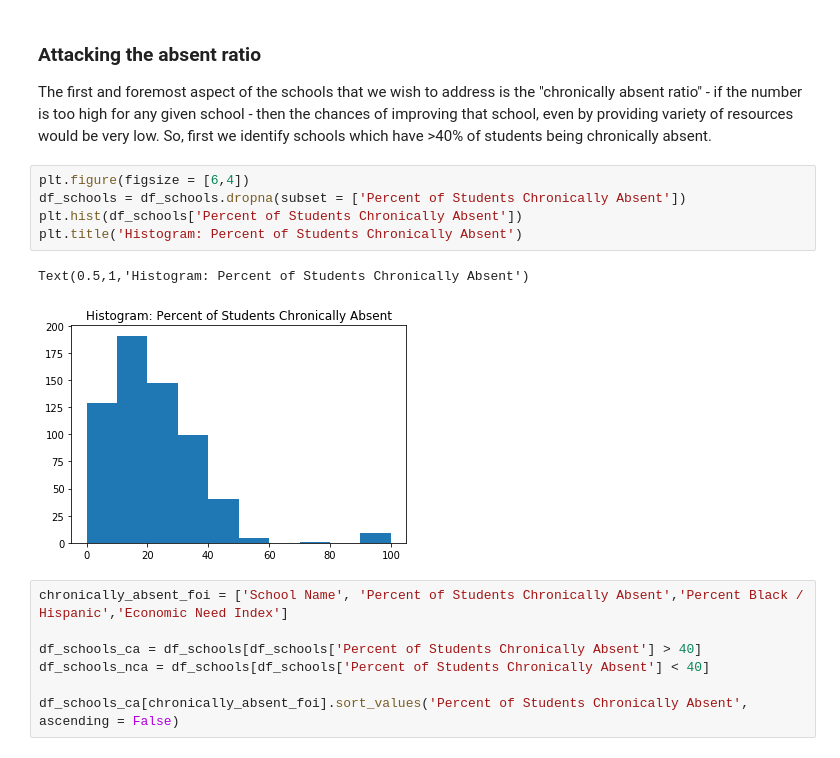
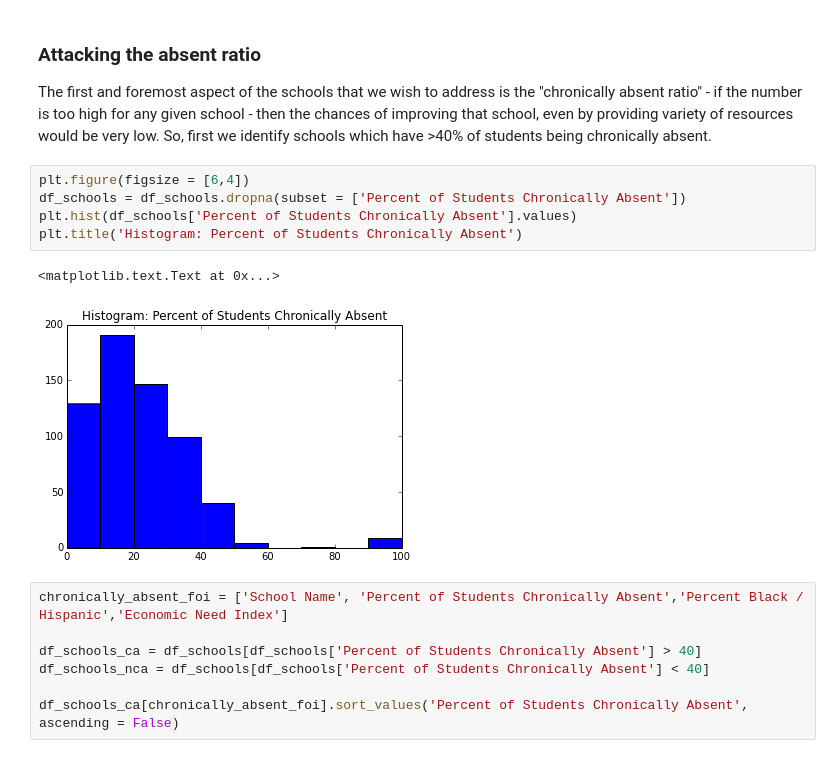
Before and after one commit to infocusp/passnyc_data_science_for_good, a Jupyter notebook: code/sandbox/falak/ds_for_good.ipynb, the cells around one changed output. Cells and saved outputs as stored; diff of their text form.

```diff
--- a/code/sandbox/falak/ds_for_good.ipynb
+++ b/code/sandbox/falak/ds_for_good.ipynb
@@ -72,11 +72,11 @@ The first and foremost aspect of the schools that we wish to address is the "chr
 # %%
 plt.figure(figsize = [6,4])
 df_schools = df_schools.dropna(subset = ['Percent of Students Chronically Absent'])
-plt.hist(df_schools['Percent of Students Chronically Absent'])
+plt.hist(df_schools['Percent of Students Chronically Absent'].values)
 plt.title('Histogram: Percent of Students Chronically Absent')
 # %% [output]
-Text(0.5,1,'Histogram: Percent of Students Chronically Absent')
+<matplotlib.text.Text at 0x...>
-[figure, old version]
+[figure, new version]
 # %%
 chronically_absent_foi = ['School Name', 'Percent of Students Chronically Absent','Percent Black / Hispanic','Economic Need Index']
 
```
Also changed, not shown: parts of 9 cells of this notebook.
